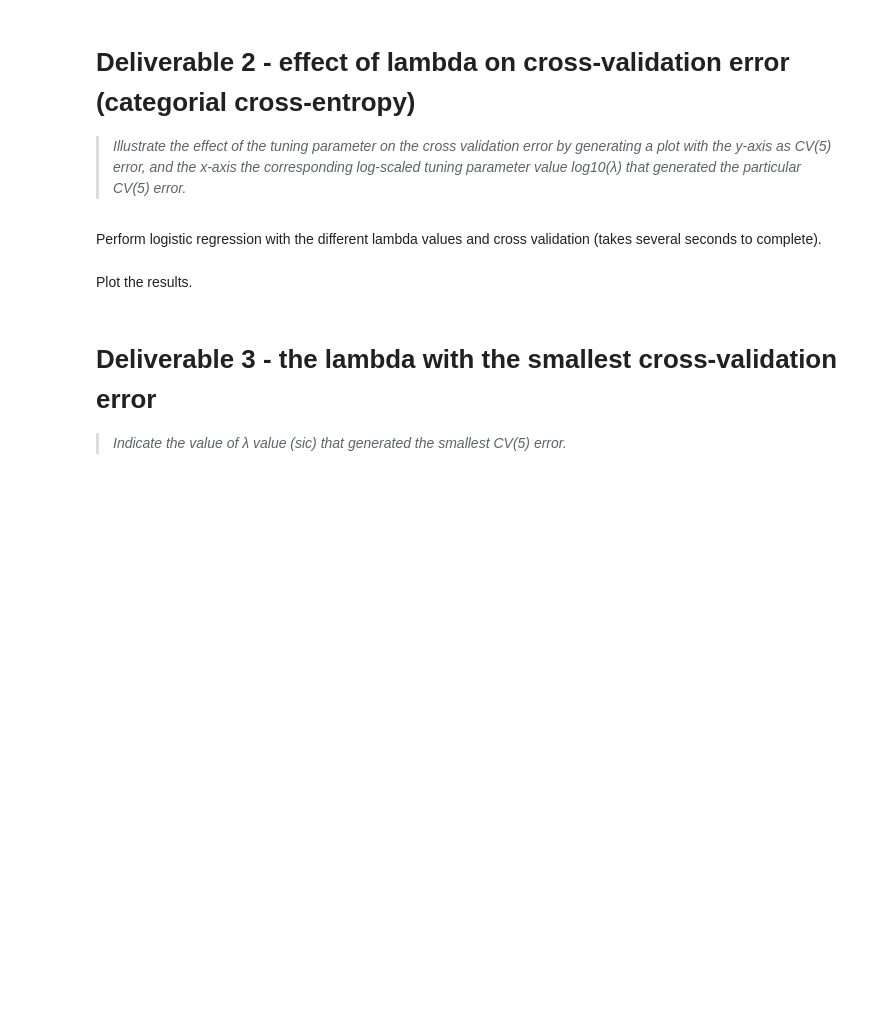
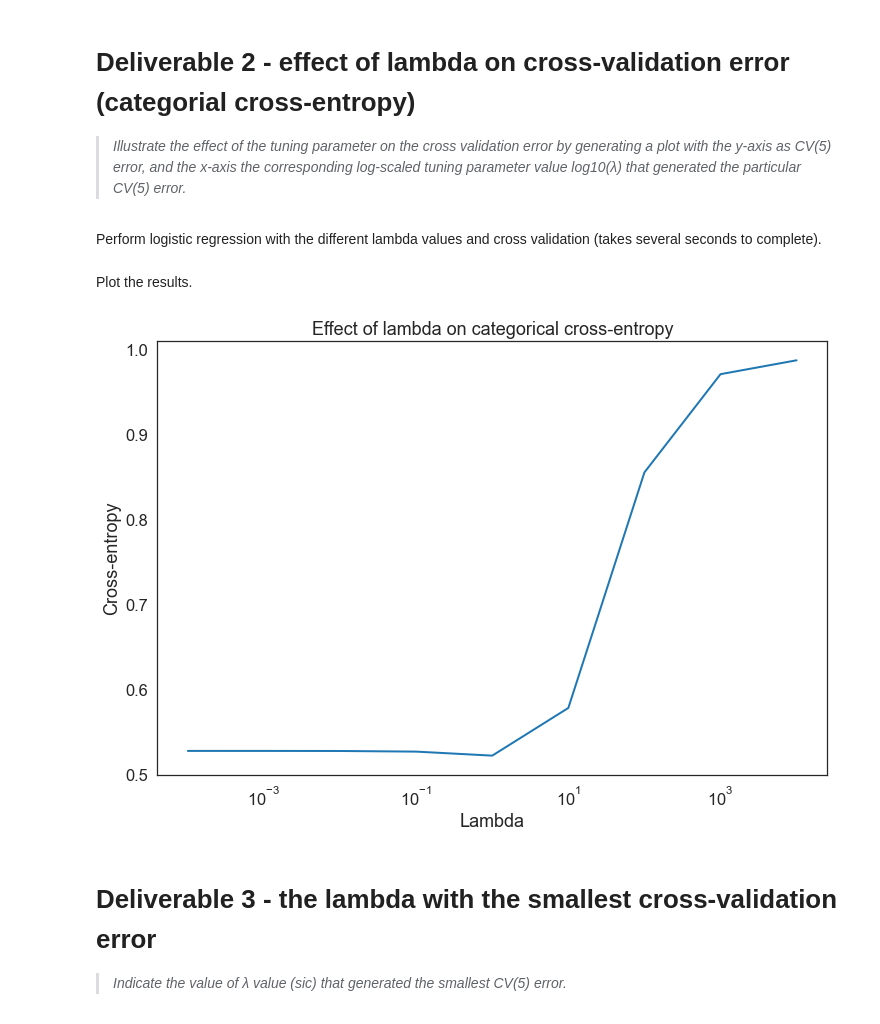
Before and after one commit to fau-masters-collected-works-cgarbin/regression-no-libraries, a Jupyter notebook: logistic_regression.ipynb, the cells around one changed output. Drawn from its saved outputs; the diff is of its cells as text; code cells hidden in the pictures; blank space fills up the shorter version.

```diff
--- a/logistic_regression.ipynb
+++ b/logistic_regression.ipynb
@@ -126,36 +142,37 @@ plt.tight_layout()
 # %% [markdown]
 Perform logistic regression with the different lambda values and cross validation (takes several seconds to complete).
 # %%
-mse = np.zeros(NUM_TESTS)
+cce = np.zeros(NUM_TESTS)
 for i, lmbda in enumerate(LAMBDAS_TO_TEST):
-    x, y = read_dataset(standardize=False)
-    fold_mse = np.zeros(NUM_FOLDS)
+    x, y, _ = read_dataset(TRAINING_FILE, standardize=False)
+    fold_cce = np.zeros(NUM_FOLDS)
     for fold in range(1, NUM_FOLDS+1, 1):
         x_train, x_val, y_train, y_val = utils.split_fold(x, y,
                                                           num_folds=NUM_FOLDS,
                                                           fold=fold)
         utils.scale_val(x_train, x_val)
-        utils.center_val(y_train, y_val)
 
-        model = logistic.fit(x_train, y_train, lr=LR, lmbda=lmbda, iterations=20_000)
-        predictions = logistic.predict(x_val, model)
-        fold_mse[fold-1] = utils.mse(y_val, predictions)
-    mse[i] = fold_mse.mean()
+        model = logistic.fit(x_train, y_train, lr=LR, lmbda=lmbda, iterations=10_000)
+        probabilities, _ = logistic.predict(x_val, model)
+        fold_cce[fold-1] = logistic.categorical_cross_entropy(y_val, probabilities)
+    cce[i] = fold_cce.mean()
 # %% [markdown]
 Plot the results.
 # %%
-def plot_mse(mse: np.ndarray, title: str):
+def plot_cce(cce: np.ndarray, title: str):
     # Create a DataFrame in the long format to plot
-    df2 = pd.DataFrame([LAMBDAS_TO_TEST, mse]).T
-    df2.columns = ['Lambda', 'MSE']
+    df2 = pd.DataFrame([LAMBDAS_TO_TEST, cce]).T
+    df2.columns = ['Lambda', 'Cross-entropy']
 
     # Plot it
     fig, ax = plt.subplots(figsize=(12, 8));
-    sns.lineplot(ax=ax, y='MSE', x='Lambda', data=df2)
+    sns.lineplot(ax=ax, y='Cross-entropy', x='Lambda', data=df2)
     ax.set_xscale('log')
     ax.set_title(title)
 
-plot_mse(mse, 'Effect of lambda on MSE')
+plot_cce(cce, 'Effect of lambda on categorical cross-entropy')
+# %% [output]
+[figure, added]
 # %% [markdown]
 # Deliverable 3 - the lambda with the smallest cross-validation error
 
```
Also changed, not shown: parts of 8 cells of this notebook.
